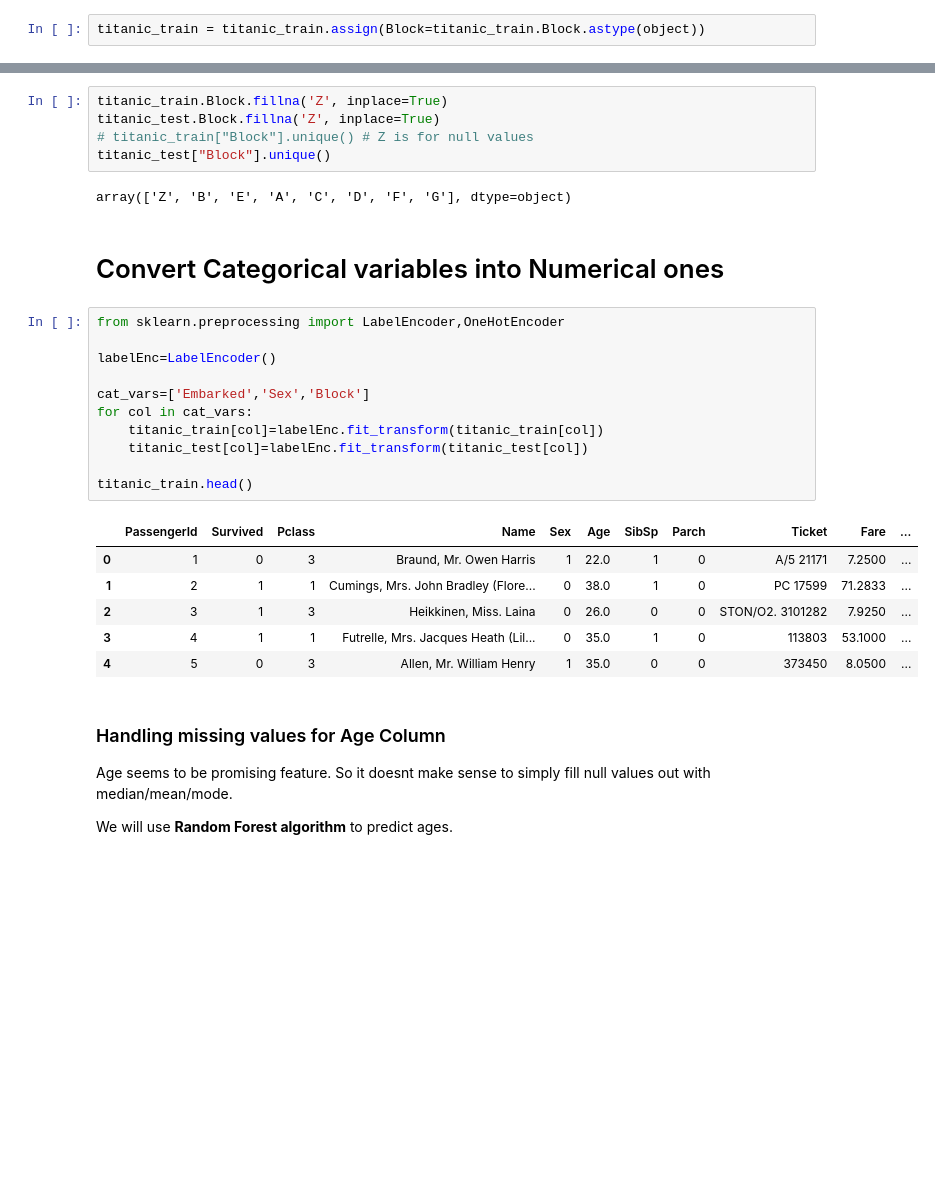
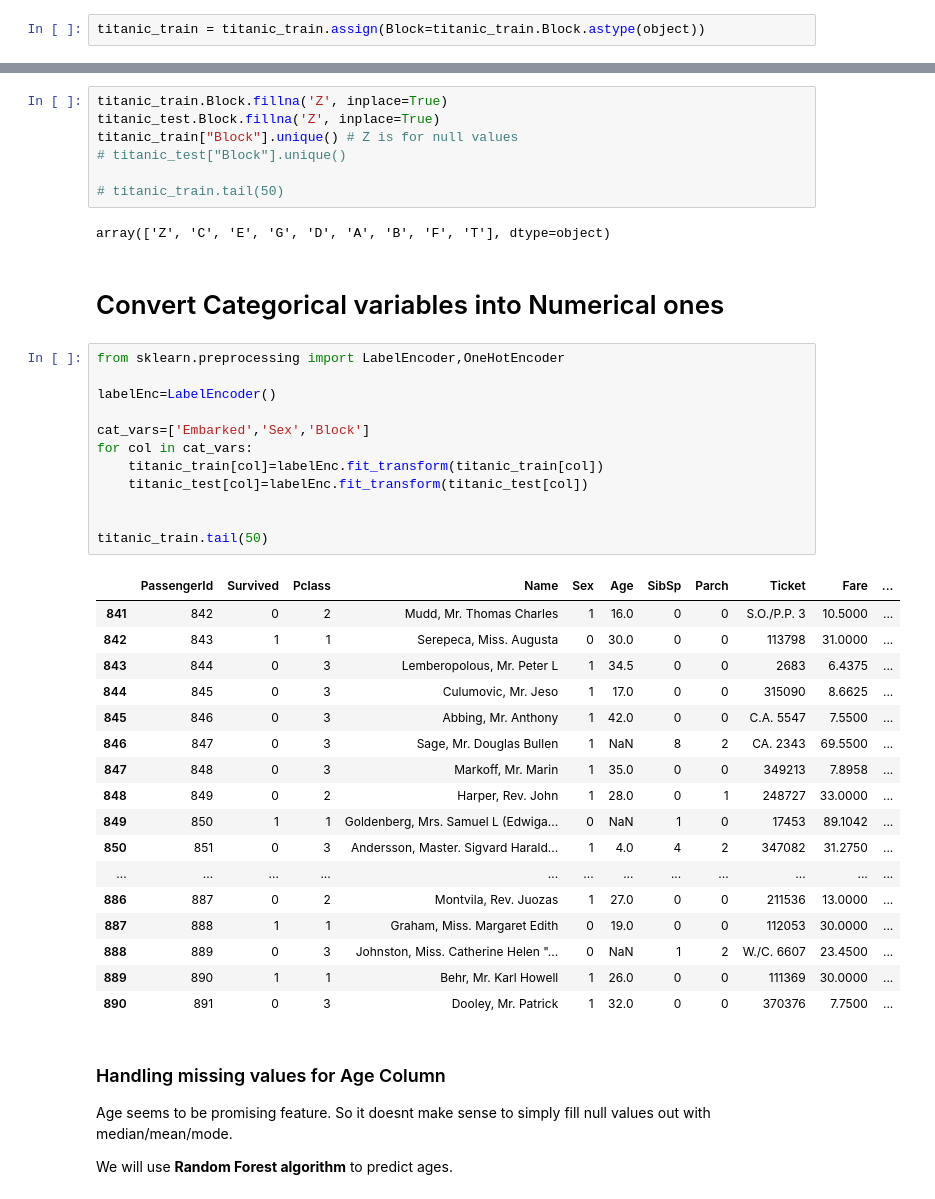
Before and after one commit to Danish1790/titanic-survival-prediction, a Jupyter notebook: titanic_survival/titanic-survival-eda-prediction-pipeline.ipynb, the cells around one changed output, grey strips where cells are left out. Cells and saved outputs as stored; diff of their text form; blank space fills up the shorter version.

```diff
--- a/titanic_survival/titanic-survival-eda-prediction-pipeline.ipynb
+++ b/titanic_survival/titanic-survival-eda-prediction-pipeline.ipynb
@@ -292,30 +290,44 @@ ValueError: Mime type rendering requires nbformat>=4.2.0 but it is not installed
 # %%
 titanic_train.Block.fillna('Z', inplace=True)
 titanic_test.Block.fillna('Z', inplace=True)
-# titanic_train["Block"].unique() # Z is for null values
-titanic_test["Block"].unique()
+titanic_train["Block"].unique() # Z is for null values
+# titanic_test["Block"].unique()
+
+# titanic_train.tail(50)
 # %% [output]
-array(['Z', 'B', 'E', 'A', 'C', 'D', 'F', 'G'], dtype=object)
+array(['Z', 'C', 'E', 'G', 'D', 'A', 'B', 'F', 'T'], dtype=object)
 # %% [markdown]
 <h1>Convert Categorical variables into Numerical ones</h1>
 # %%
 from sklearn.preprocessing import LabelEncoder,OneHotEncoder
 
 labelEnc=LabelEncoder()
 
 cat_vars=['Embarked','Sex','Block']
 for col in cat_vars:
     titanic_train[col]=labelEnc.fit_transform(titanic_train[col])
     titanic_test[col]=labelEnc.fit_transform(titanic_test[col])
 
-titanic_train.head()
+
+titanic_train.tail(50)
 # %% [output]
 |  | PassengerId | Survived | Pclass | Name | Sex | Age | SibSp | Parch | Ticket | Fare | ... |
-| 0 | 1 | 0 | 3 | Braund, Mr. Owen Harris | 1 | 22.0 | 1 | 0 | A/5 21171 | 7.2500 | ... |
-| 1 | 2 | 1 | 1 | Cumings, Mrs. John Bradley (Flore... | 0 | 38.0 | 1 | 0 | PC 17599 | 71.2833 | ... |
-| 2 | 3 | 1 | 3 | Heikkinen, Miss. Laina | 0 | 26.0 | 0 | 0 | STON/O2. 3101282 | 7.9250 | ... |
-| 3 | 4 | 1 | 1 | Futrelle, Mrs. Jacques Heath (Lil... | 0 | 35.0 | 1 | 0 | 113803 | 53.1000 | ... |
-| 4 | 5 | 0 | 3 | Allen, Mr. William Henry | 1 | 35.0 | 0 | 0 | 373450 | 8.0500 | ... |
+| 841 | 842 | 0 | 2 | Mudd, Mr. Thomas Charles | 1 | 16.0 | 0 | 0 | S.O./P.P. 3 | 10.5000 | ... |
+| 842 | 843 | 1 | 1 | Serepeca, Miss. Augusta | 0 | 30.0 | 0 | 0 | 113798 | 31.0000 | ... |
+| 843 | 844 | 0 | 3 | Lemberopolous, Mr. Peter L | 1 | 34.5 | 0 | 0 | 2683 | 6.4375 | ... |
+| 844 | 845 | 0 | 3 | Culumovic, Mr. Jeso | 1 | 17.0 | 0 | 0 | 315090 | 8.6625 | ... |
+| 845 | 846 | 0 | 3 | Abbing, Mr. Anthony | 1 | 42.0 | 0 | 0 | C.A. 5547 | 7.5500 | ... |
+| 846 | 847 | 0 | 3 | Sage, Mr. Douglas Bullen | 1 | NaN | 8 | 2 | CA. 2343 | 69.5500 | ... |
+| 847 | 848 | 0 | 3 | Markoff, Mr. Marin | 1 | 35.0 | 0 | 0 | 349213 | 7.8958 | ... |
+| 848 | 849 | 0 | 2 | Harper, Rev. John | 1 | 28.0 | 0 | 1 | 248727 | 33.0000 | ... |
+| 849 | 850 | 1 | 1 | Goldenberg, Mrs. Samuel L (Edwiga... | 0 | NaN | 1 | 0 | 17453 | 89.1042 | ... |
+| 850 | 851 | 0 | 3 | Andersson, Master. Sigvard Harald... | 1 | 4.0 | 4 | 2 | 347082 | 31.2750 | ... |
+| ... | ... | ... | ... | ... | ... | ... | ... | ... | ... | ... | ... |
+| 886 | 887 | 0 | 2 | Montvila, Rev. Juozas | 1 | 27.0 | 0 | 0 | 211536 | 13.0000 | ... |
+| 887 | 888 | 1 | 1 | Graham, Miss. Margaret Edith | 0 | 19.0 | 0 | 0 | 112053 | 30.0000 | ... |
+| 888 | 889 | 0 | 3 | Johnston, Miss. Catherine Helen "... | 0 | NaN | 1 | 2 | W./C. 6607 | 23.4500 | ... |
+| 889 | 890 | 1 | 1 | Behr, Mr. Karl Howell | 1 | 26.0 | 0 | 0 | 111369 | 30.0000 | ... |
+| 890 | 891 | 0 | 3 | Dooley, Mr. Patrick | 1 | 32.0 | 0 | 0 | 370376 | 7.7500 | ... |
 # %% [markdown]
 ### Handling missing values for Age Column
 
```
Also changed, not shown: parts of 7 cells of this notebook, 3 other files.
